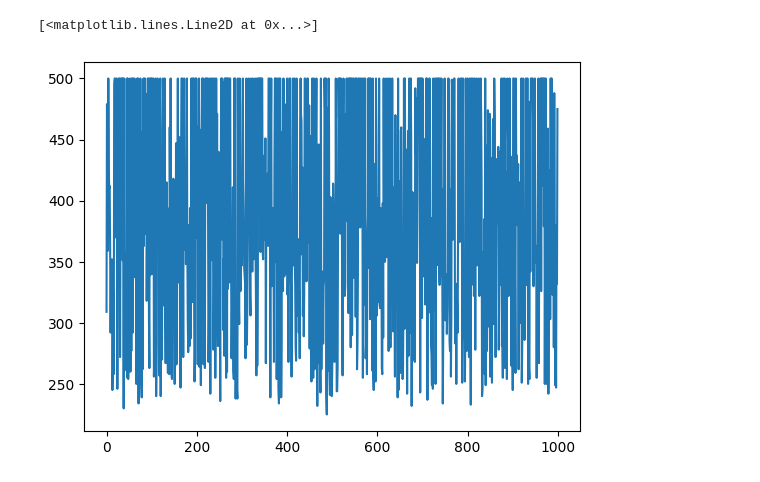
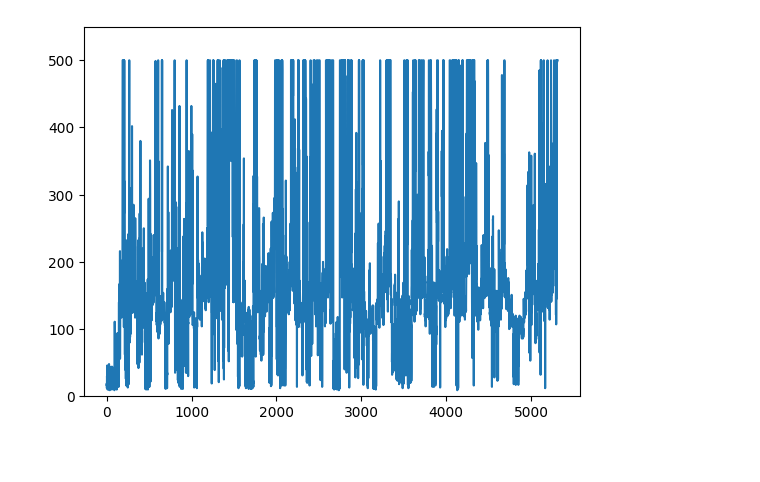
Before and after one commit to Ploita/Dissertacao, a Jupyter notebook: Baselines.ipynb, the cells around one changed output. Drawn from its saved outputs; the diff is of its cells as text; code cells hidden in the pictures.

```diff
--- a/Baselines.ipynb
+++ b/Baselines.ipynb
@@ -84,10 +78,16 @@ ValueError: generalized State-Dependent Exploration (gSDE) can only be used with
 # %%
+# Obtém os melhores hiperparâmetros
+best_model_params = {**study.best_params}
+
+train_env = Monitor(gym.make(env_name))
+# Criação do modelo com os melhores hiperparâmetros
+best_model = PPO('MlpPolicy', train_env, **best_model_params)
+
 # Treinamento do modelo final
 best_model.learn(total_timesteps=int(1e6), log_interval=1, progress_bar=True)  # Ajuste o número de etapas conforme necessário
 
-# Avaliação do modelo final
 eval_env = Monitor(gym.make(env_name))
-eval_rewards, _ = evaluate_policy(best_model, eval_env, n_eval_episodes=1000, return_episode_rewards=True)
+evaluate_policy(best_model, eval_env, n_eval_episodes=1000, return_episode_rewards = False)
 # %% [output]
 [interactive output not drawn]
 [interactive output not drawn]
@@ -95,8 +96,9 @@ eval_rewards, _ = evaluate_policy(best_model, eval_env, n_eval_episodes=1000, re
 # %%
 import matplotlib.pyplot as plt
-rewards = np.array(eval_rewards)
-plt.plot(rewards)
+#train_rewards = [element['r'] for element in best_model.ep_info_buffer] #type: ignore
+train_rewards = np.array(train_env.get_episode_rewards())
+plt.plot(train_rewards)
+plt.ylim(0, 550)
 plt.show()
 # %% [output]
-[<matplotlib.lines.Line2D at 0x...>]
-[figure, old version]
+[figure, new version]
```
Also changed, not shown: parts of 8 cells of this notebook.
